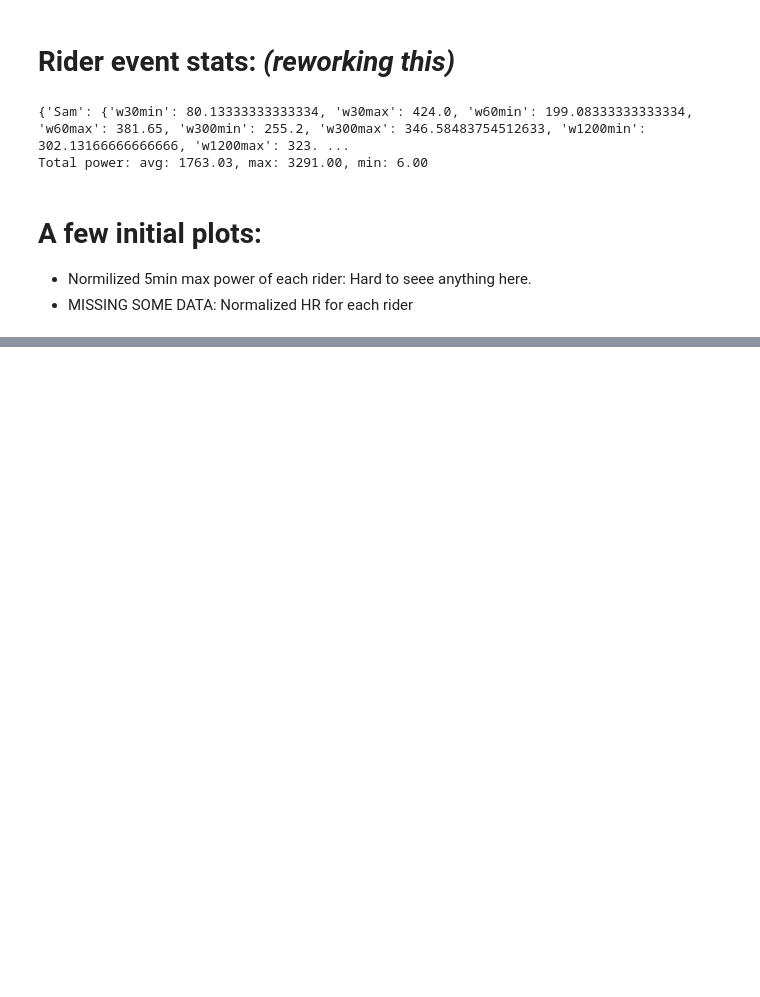
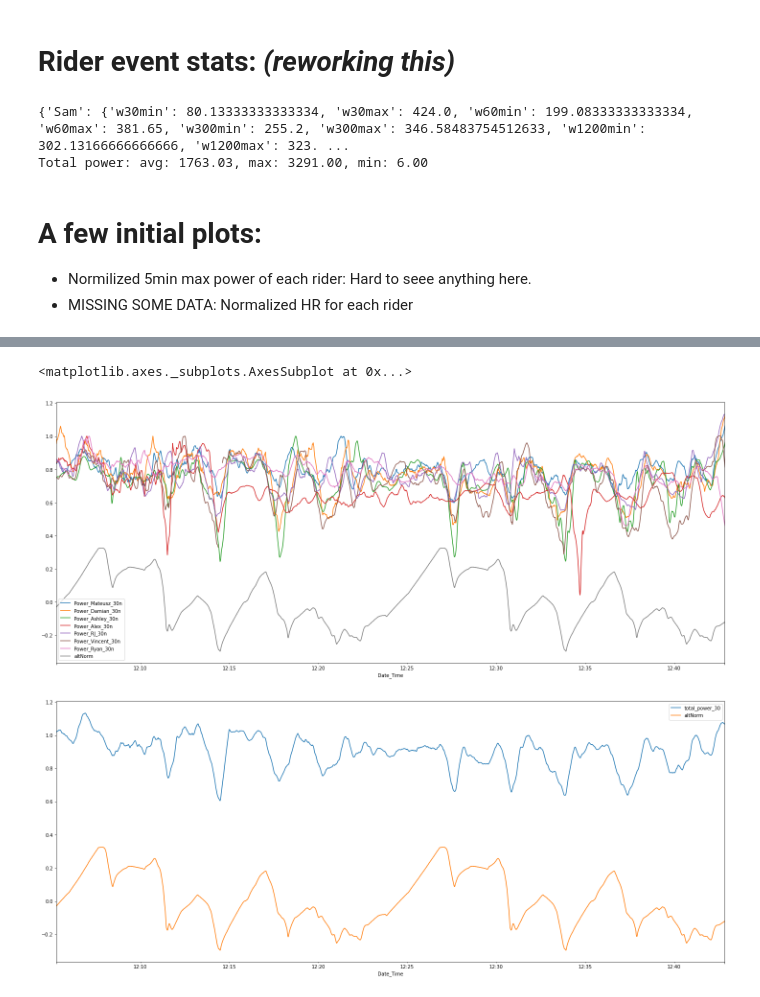
Before and after one commit to vincentdavis/VYRTYFY_research, a Jupyter notebook: Cryo_Gen_zwift_TTT_SEP_10.ipynb, the cells around one changed output, grey strips where cells are left out. Saved outputs shown, nothing was run; the diff lists cells and outputs as text; code cells hidden in the pictures; blank space fills up the shorter version.

```diff
--- a/Cryo_Gen_zwift_TTT_SEP_10.ipynb
+++ b/Cryo_Gen_zwift_TTT_SEP_10.ipynb
@@ -157,0 +148,11 @@ df[:30].plot(x='Longitude_nate', y='Latitude_nate', figsize=(20,20))
+# %%
+import pandas as pd
+from pathlib import Path
+from zttt import merge_activities, rolling_metrics, team_position
+
+# set the path for the data you want
+p = Path('zwift/Gulls/csv/2020-09-10').glob('**/*')
+fix_time = {'Mateusz':3, 'Damian': -2, 'Ashley':1, 'Alex': 0, 'RJ': 0, 'Vincent': -1, 'Ryan':0}
+Gulls, Gnames = merge_activities(p, fix_time)
+
+Gulls.head(5)
@@ -157,0 +174,7 @@ df[:30].plot(x='Longitude_nate', y='Latitude_nate', figsize=(20,20))
+# %%
+stats = rolling_metrics(Gulls, Gnames, hr=True)
+print(stats)
+
+# Team Stats
+Gulls['total_power'] = Gulls[[f'Power_{n}' for n in Gnames]].sum(axis=1)
+print(f"Total power: avg: {Gulls[60:-30]['total_power'].mean():.2f}, max: {Gulls[60:-30]['total_power'].max():.2f}, min: {Gulls[60:-30]['total_power'].min():.2f}")
@@ -157,0 +184,62 @@ df[:30].plot(x='Longitude_nate', y='Latitude_nate', figsize=(20,20))
+# %%
+Gulls = team_position(Gulls, Gnames)
+distmetrics = distance(Gulls)
+Gulls = distmetrics['df']
+
+# list of columns with power
+pcol = [c for c in Gulls.columns if c.split('_')[0]=='Power']
+# list of columns with heartrate
+hrcol = [c for c in Gulls.columns if c.split('_')[0]=='Heartrate']
+
+# Calculate 30sec rolling hr for each rider normilized to rider 5min max
+for c in hrcol:
+    n = c.split('_')[1]
+    df[f'Heartrate_{n}_30n'] = Gulls[c].rolling(30, min_periods=10).mean()/stats[n]['hr30max']
+
+for c in pcol: # 30sec rolling Power for each rider normilized to rider 5min max
+  n = c.split('_')[1]
+  Gulls[f'Power_{n}_30n'] = Gulls[c].rolling(30, min_periods=10).mean()/stats[n]['w30max']
+
+
+# These are the new 30 sec normilized power columns
+hrc30 = [c for c in Gulls.columns if c.split('_')[0]=='Heartrate' and c.split('_')[-1]=='30n']
+pc30 = [c for c in Gulls.columns if c.split('_')[0]=='Power' and c.split('_')[-1]=='30n']
+
+# Scaled Altitude for overlaying on different plots, We choose a representitive rider for the measure
+Gulls['altNorm'] = (Gulls.Altitude_Ryan/Gulls.Altitude_Ryan.mean())-1 # creat a ampliphied version of the altitude
+Gulls['altX10'] = Gulls.Altitude_Ryan*10 # creat a ampliphied version of the altitude
+
+
+a = Gulls[60:-30].plot(x='Date_Time', y=pc30, figsize=(25,10))
+Gulls[60:-30].plot(x='Date_Time', y='altNorm', figsize=(25,10), ax=a)
+
+# Gulls[60:-30].plot(x='Date_Time', y=hc30, figsize=(25,10))
+
+# Gulls[60:-30].plot(x='Date_Time', y='total_power', figsize=(25,10))
+
+max300secteampower = Gulls['total_power'].rolling(300).mean().max()
+Gulls['total_power_30'] = Gulls['total_power'].rolling(30).mean()/max300secteampower
+
+a = Gulls[60:-30].plot(x='Date_Time', y='total_power_30', figsize=(25,10))
+Gulls[60:-30].plot(x='Date_Time', y='altNorm', figsize=(25,10), ax=a)
+
+a = Gulls[60:-30].plot(x='distance', y='total_power_30', figsize=(25,10))
+Gulls[60:-30].plot(x='distance', y='altNorm', figsize=(25,10), ax=a)
+
+
+# import matplotlib.pyplot as plt
+
+# fig=plt.figure()
+# a=fig.add_axes((0.05,0.05,0.4,0.4)) # number here are coordinate (left,bottom,width,height)
+# b=fig.add_axes((0.05,0.5,0.4,0.4))
+# c=fig.add_axes((0.5,0.05,0.4,0.85))
+
+# Gulls1.plot('type_of_plot', ax=a);
+# Gulls2.plot('type_of_plot', ax=b);
+# Gulls3.plot('type_of_plot', ax=c);
+
+# plt.show()
+# %% [output]
+<matplotlib.axes._subplots.AxesSubplot at 0x...>
+[figure, added]
+[figure, added]
```
Also changed, not shown: parts of 21 cells of this notebook, 1 other file.
